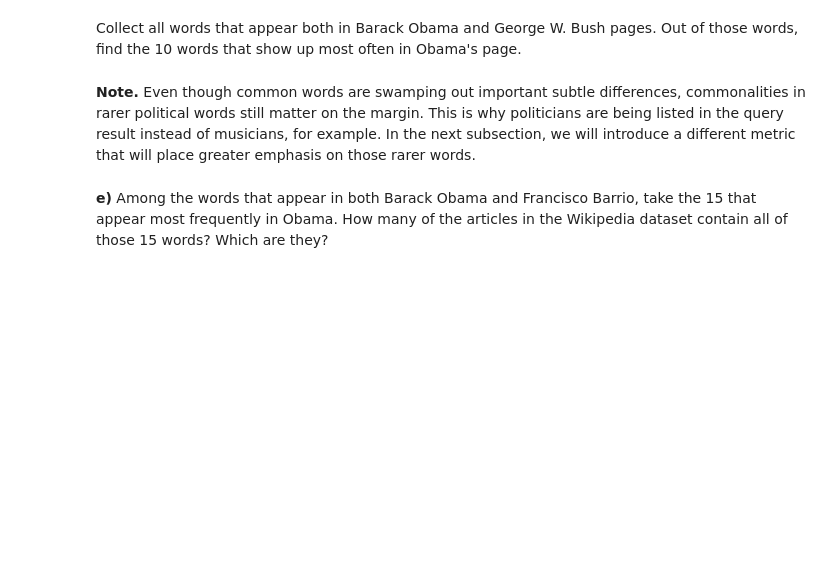
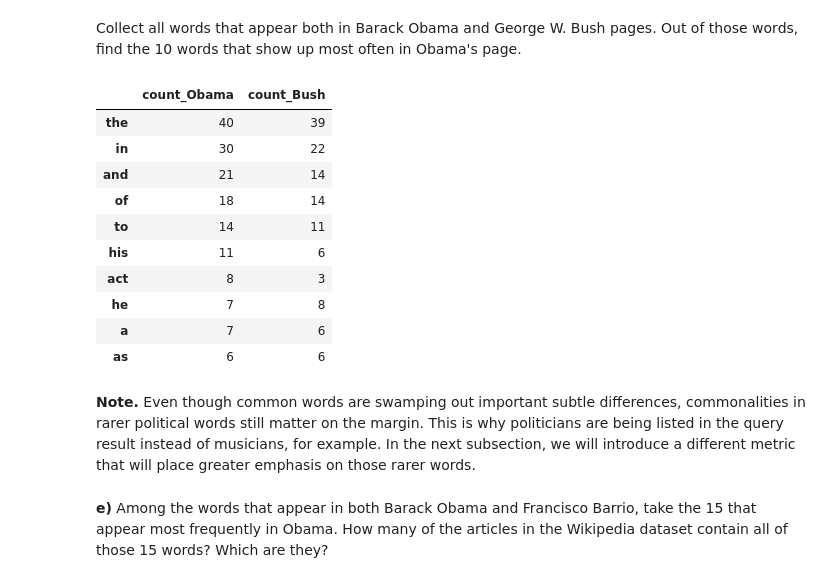
Before and after one commit to mawojcik/introduction_to_data_science, a Jupyter notebook: Lab_5/Assignment_5.ipynb, the cells around one changed output. Cells and saved outputs as stored; diff of their text form; code cells hidden in the pictures; blank space fills up the shorter version.

```diff
--- a/Lab_5/Assignment_5.ipynb
+++ b/Lab_5/Assignment_5.ipynb
@@ -127,8 +127,8 @@ Nearest neighbors with raw word counts got some things right, showing all politi
 To do this, look at the most frequently used words in each of Barack Obama and Francisco Barrio's pages.
 # %%
 def top_words(name):
-    name_index = WCmatrix[wiki.loc[wiki['name'] == name].index[0]].toarray()
-    word_count = [name_index[0][i] for i in range(10000)]
+    row = wiki[wiki["name"] == name].index[0]
+    word_count = WCmatrix[row].toarray()[0]
     df = pd.DataFrame(data={'count': word_count}, index=vectorizer.get_feature_names_out())
     df = df[df['count'] != 0]
     return df.sort_values(by='count',ascending=False)
@@ -168,7 +187,19 @@ Collect all words that appear both in Barack Obama and George W. Bush pages.  Ou
 # %%
 bush_words = top_words('George W. Bush')
 # Modify the code to avoid error.
-obama_words.join(bush_words).head(10)
+obama_words.join(bush_words, lsuffix='_Obama', rsuffix='_Bush', how='inner').head(10)
+# %% [output]
+|  | count_Obama | count_Bush |
+| the | 40 | 39 |
+| in | 30 | 22 |
+| and | 21 | 14 |
+| of | 18 | 14 |
+| to | 14 | 11 |
+| his | 11 | 6 |
+| act | 8 | 3 |
+| he | 7 | 8 |
+| a | 7 | 6 |
+| as | 6 | 6 |
 # %% [markdown]
 **Note.** Even though common words are swamping out important subtle differences, commonalities in rarer political words still matter on the margin. This is why politicians are being listed in the query result instead of musicians, for example. In the next subsection, we will introduce a different metric that will place greater emphasis on those rarer words.
 # %% [markdown]
```
Also changed, not shown: parts of 2 cells of this notebook.
